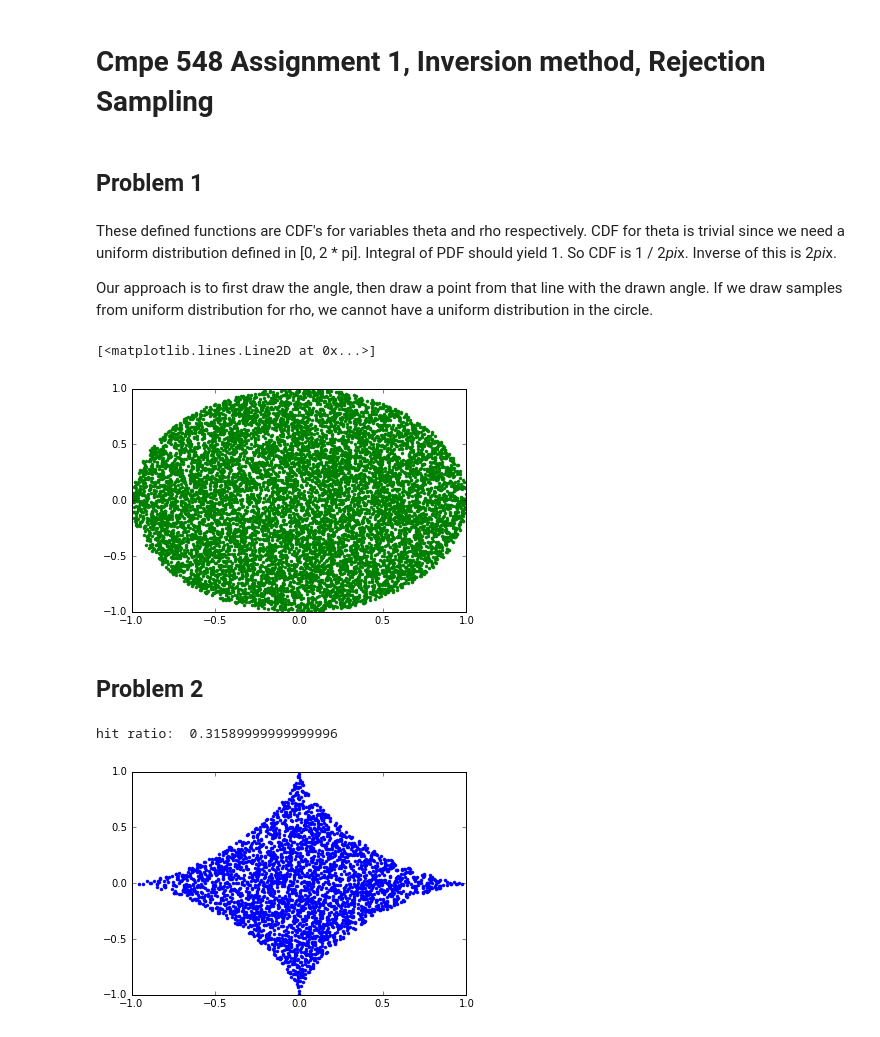
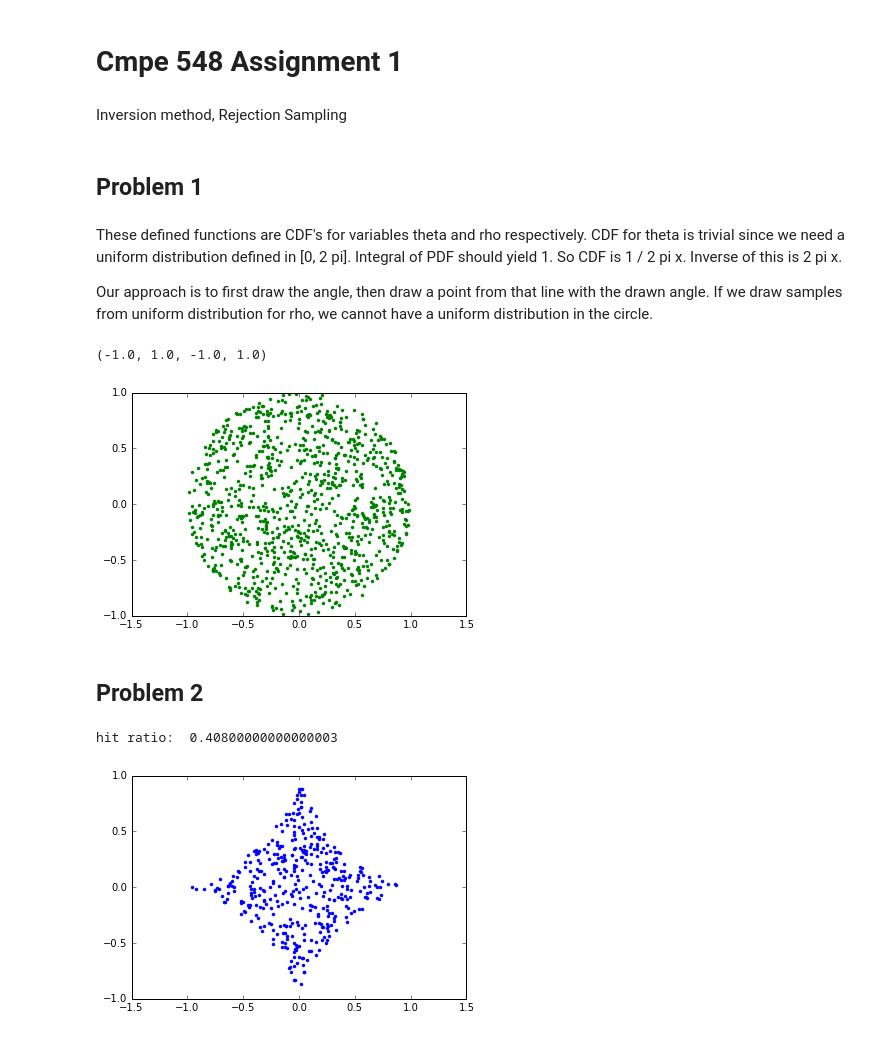
Before and after one commit to Bogazici-CMPE548-Spring2016/Cmpe548-Assignment1, a Jupyter notebook: assignment1.ipynb, the cells around one changed output. Cells and saved outputs as stored; diff of their text form; code cells hidden in the pictures.

Commit message:
need comments and latex format

```diff
--- a/assignment1.ipynb
+++ b/assignment1.ipynb
@@ -1,5 +1,7 @@
 # %% [markdown]
-# Cmpe 548 Assignment 1, Inversion method, Rejection Sampling
+# Cmpe 548 Assignment 1
+# %% [markdown]
+Inversion method, Rejection Sampling
 # %% [markdown]
 ## Problem 1
 # %%
@@ -13,43 +15,43 @@ def t(x):
 def r(x):
     return np.sqrt(x)
 # %% [markdown]
-These defined functions are CDF's for variables theta and rho respectively. CDF for theta is trivial since we need a uniform distribution defined in [0, 2 * pi]. Integral of PDF should yield 1. So CDF is 1 / 2*pi*x. Inverse of this is 2*pi*x.
+These defined functions are CDF's for variables theta and rho respectively. CDF for theta is trivial since we need a uniform distribution defined in [0, 2 pi]. Integral of PDF should yield 1. So CDF is 1 / 2 pi x. Inverse of this is 2 pi x.
 
 Our approach is to first draw the angle, then draw a point from that line with the drawn angle. If we draw samples from uniform distribution for rho, we cannot have a uniform distribution in the circle.
 # %%
-N = 10000
+N = 1000
 u1 = np.random.rand(N)
 u2 = np.random.rand(N)
 
 sample_theta = t(u1)
 sample_rho = r(u2)
 
 x = np.cos(sample_theta) * (sample_rho)
 y = np.sin(sample_theta) * (sample_rho)
 
 plt.plot(x,y,'.g')
+plt.axis('equal')
 # %% [output]
-[<matplotlib.lines.Line2D at 0x...>]
+(-1.0, 1.0, -1.0, 1.0)
-[figure, old version]
+[figure, new version]
 # %% [markdown]
 ## Problem 2
 # %%
 p = 0.7;
 
-u3 = 2 * np.random.rand(N)-1
-u4 = 2 * np.random.rand(N)-1
 hits = [[],[]]
 misses = 0
 
 for i in range(N):
-    if np.power((np.power(np.absolute(u3[i]),p) + np.power(np.absolute(u4[i]),p)),1/p) <= 1:
-        hits[0].append(u3[i])
-        hits[1].append(u4[i])
+    if np.power((np.power(np.absolute(x[i]),p) + np.power(np.absolute(y[i]),p)),1/p) <= 1:
+        hits[0].append(x[i])
+        hits[1].append(y[i])
     else:
         misses += 1
 
 plt.plot(hits[0],hits[1],'.b')
+plt.axis('equal')
 print("hit ratio: ", 1-misses/N)
 # %% [output]
-hit ratio:  0.31589999999999996
+hit ratio:  0.40800000000000003
-[figure, old version]
+[figure, new version]
```
